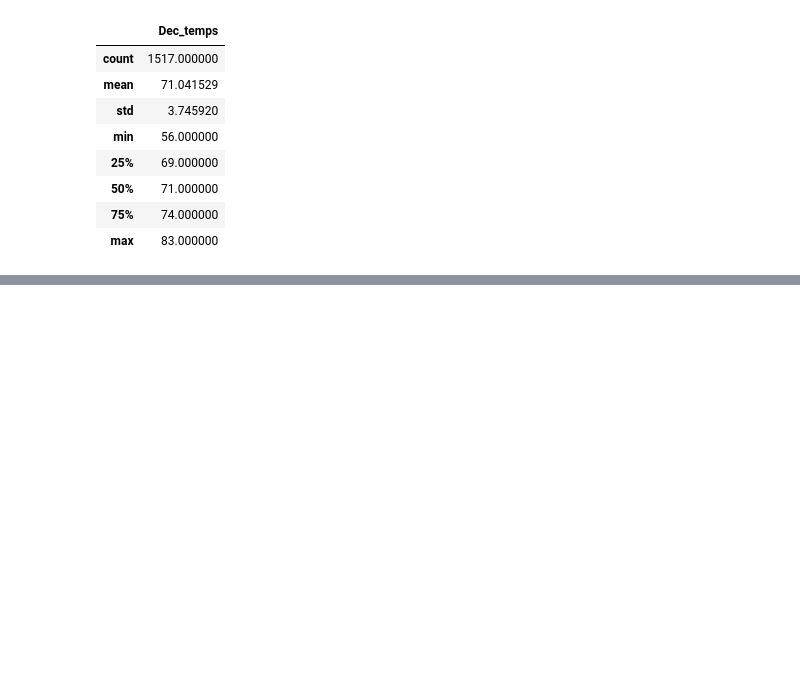
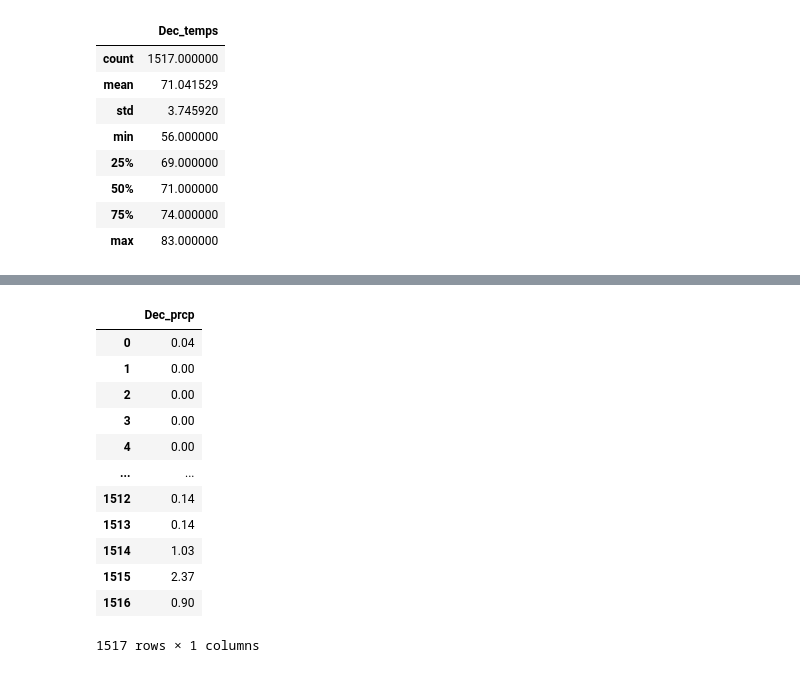
Before and after one commit to clairewright-217/surfs_up, a Jupyter notebook: SurfsUp_Challenge.ipynb, the cells around one changed output, grey strips where cells are left out. Saved outputs shown, nothing was run; the diff lists cells and outputs as text; code cells hidden in the pictures; blank space fills up the shorter version.

```diff
--- a/SurfsUp_Challenge.ipynb
+++ b/SurfsUp_Challenge.ipynb
@@ -173,0 +208,5 @@ We
+# %%
+# December precepitation analysis
+# query that filters the Measurement table to retrieve the precipitation for the month of December
+December_prcp = session.query(Measurement.prcp).filter(extract('month',Measurement.date)==12).all()
+December_prcp
@@ -173,0 +231,18 @@ We
+# %%
+# Convert list of December precipitation to a dataframe
+December_prcp_df = pd.DataFrame(December_prcp, columns=['Dec_prcp'])
+December_prcp_df
+# %% [output]
+|  | Dec_prcp |
+| 0 | 0.04 |
+| 1 | 0.00 |
+| 2 | 0.00 |
+| 3 | 0.00 |
+| 4 | 0.00 |
+| ... | ... |
+| 1512 | 0.14 |
+| 1513 | 0.14 |
+| 1514 | 1.03 |
+| 1515 | 2.37 |
+| 1516 | 0.90 |
+1517 rows × 1 columns
```
Also changed, not shown: parts of 7 cells of this notebook, 2 other files.
